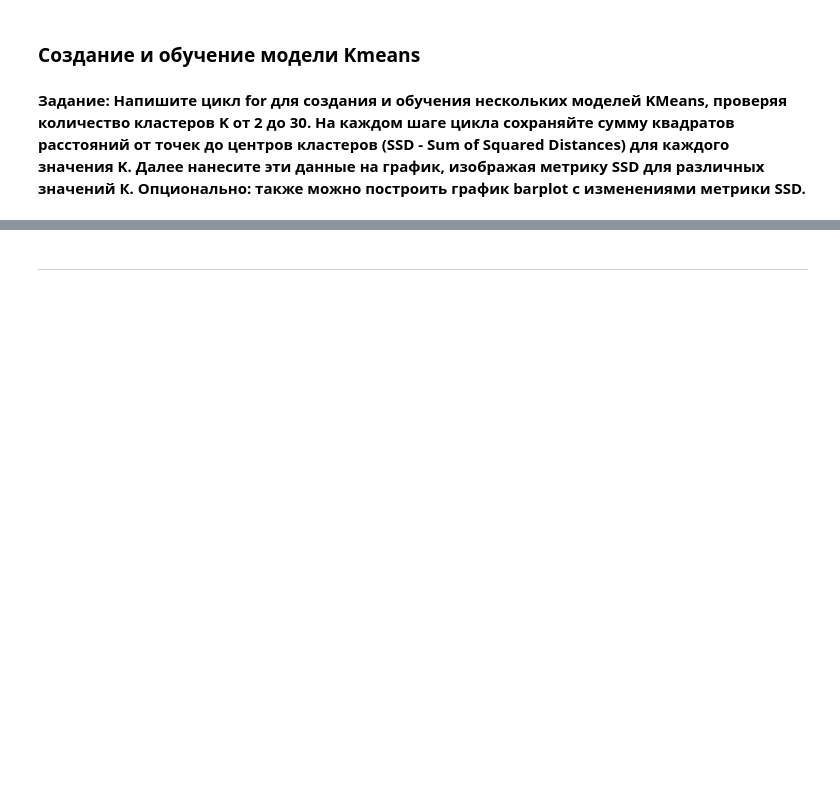
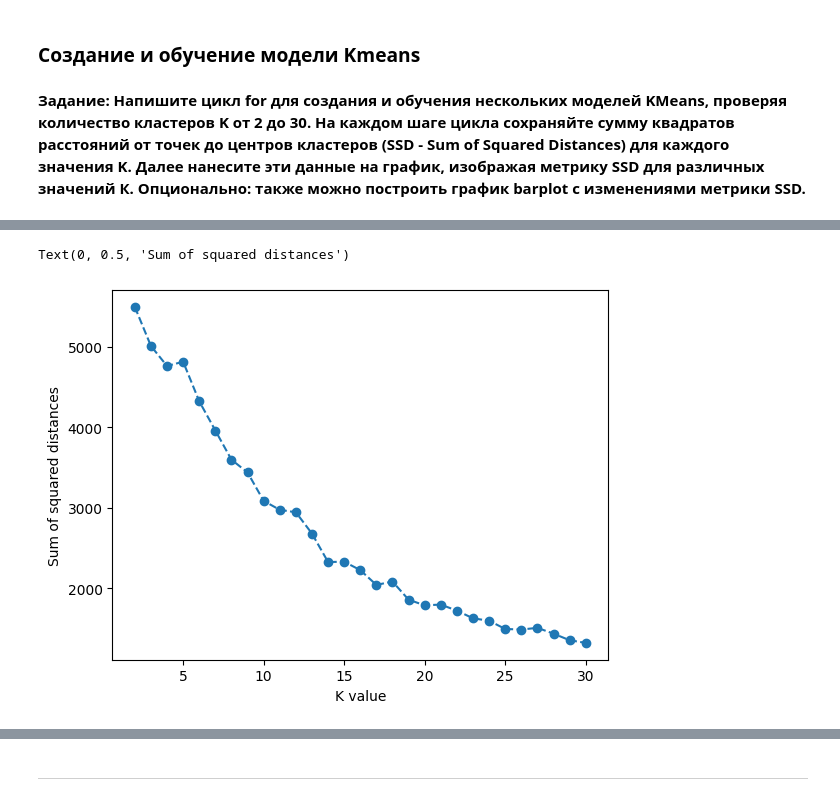
Before and after one commit to giulerg/IBM-labs, a Jupyter notebook: Kmeans-Clustering-Project.ipynb, the cells around one changed output, grey strips where cells are left out. Cells and saved outputs as stored; diff of their text form; code cells hidden in the pictures; blank space fills up the shorter version.

Commit message:
kmeans

```diff
--- a/Kmeans-Clustering-Project.ipynb
+++ b/Kmeans-Clustering-Project.ipynb
@@ -305,3 +304,5 @@ dtype: int64
 **Задание: Создайте набор признаков X, причём колонка Region всё ещё является категориальной, поэтому для этой колонки создайте дамми-переменные с помощью Pandas.**
 # %%
 # Напишите Ваш код в этой ячейке
+X = pd.get_dummies(X)
+X.head(5)
@@ -337,0 +324,5 @@ array([[ 0.0133285 ,  0.01855412, -0.20308668, ..., -0.31544015,
+# %%
+scaler = StandardScaler()
+# %%
+X = scaler.fit_transform(X)
+X
@@ -351,0 +350,13 @@ Text(0, 0.5, ' Sum of Squared Distances')
+# %%
+ssd = []
+
+for i in range(2, 31):
+    model = KMeans(n_clusters=i).fit(X)
+    ssd.append(model.inertia_)
+# %%
+plt.plot(range(2, 31), pd.DataFrame(ssd), 'o--')
+plt.xlabel("K value")
+plt.ylabel("Sum of squared distances")
+# %% [output]
+Text(0, 0.5, 'Sum of squared distances')
+[figure, added]
```
Also changed, not shown: parts of 22 cells of this notebook.
